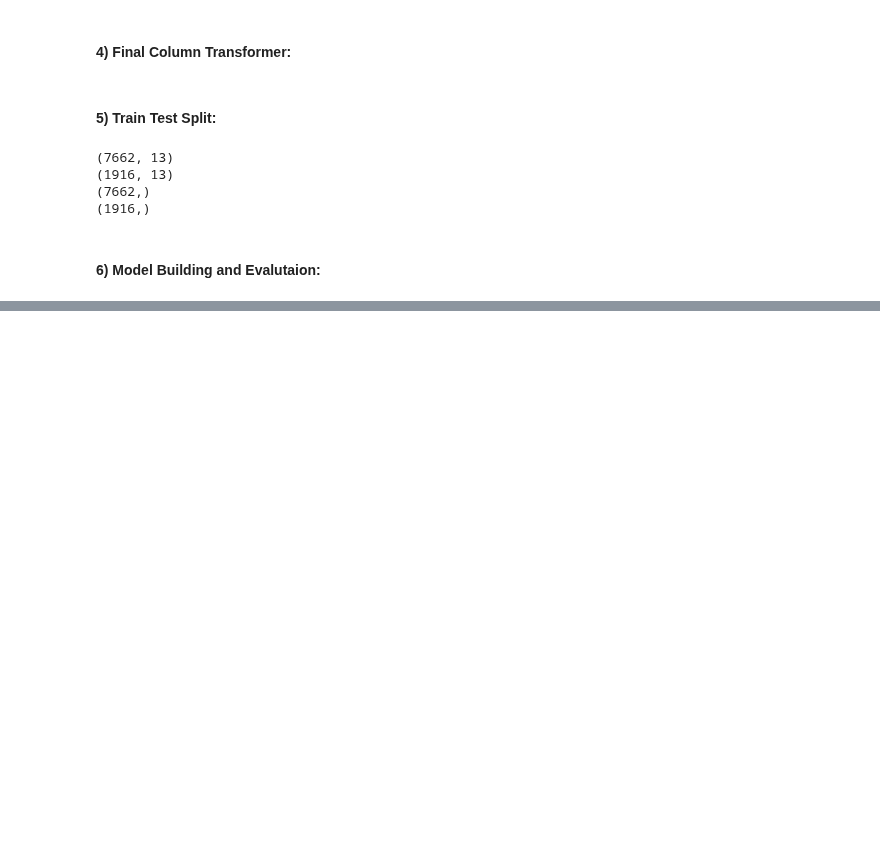
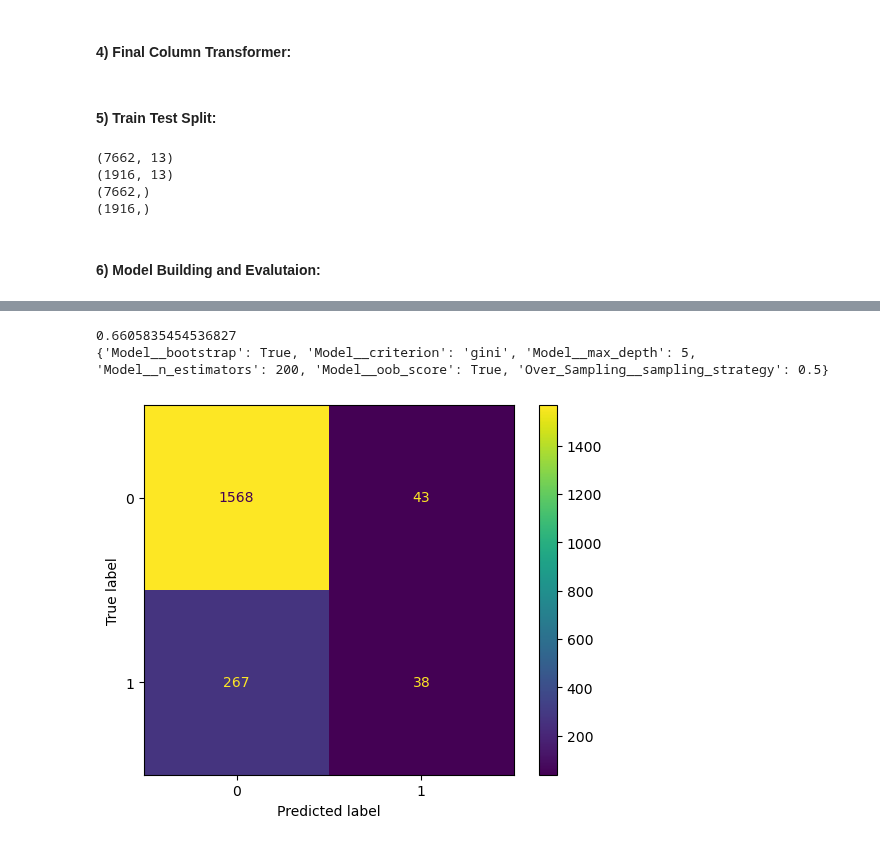
Before and after one commit to Shailya777/Learning-Logs, a Jupyter notebook: Machine_Learning/05_Decision_Trees_AND_Random_Forests/06_Practice_Project5(Loan Data).ipynb, the cells around one changed output, grey strips where cells are left out. Drawn from its saved outputs; the diff is of its cells as text; code cells hidden in the pictures; blank space fills up the shorter version.

Commit message:
Grid Search on Random Forest Regressor for Load Data
Model works poorly on positive class due to class imbalance, even after using SMOTE from imbalanced-learn library.

```diff
--- a/Machine_Learning/05_Decision_Trees_AND_Random_Forests/06_Practice_Project5(Loan Data).ipynb
+++ b/Machine_Learning/05_Decision_Trees_AND_Random_Forests/06_Practice_Project5(Loan Data).ipynb
@@ -763,0 +782,21 @@ grid_model.fit(X_train, y_train)
+# %%
+# Best Estimator according to Grid Search:
+
+print(grid_model.best_score_)
+print(grid_model.best_params_)
+# %% [output]
+0.6605835454536827
+{'Model__bootstrap': True, 'Model__criterion': 'gini', 'Model__max_depth': 5, 'Model__n_estimators': 200, 'Model__oob_score': True, 'Over_Sampling__sampling_strategy': 0.5}
+# %%
+# Predictions Using Best Estimator from Grid:
+
+y_pred = grid_model.predict(X_test)
+# %%
+# Confusion Matrix:
+
+cm = confusion_matrix(y_test, y_pred)
+disp = ConfusionMatrixDisplay(cm, display_labels= grid_model.classes_)
+disp.plot()
+plt.show()
+# %% [output]
+[figure, added]
```
Also changed, not shown: parts of 4 cells of this notebook.
